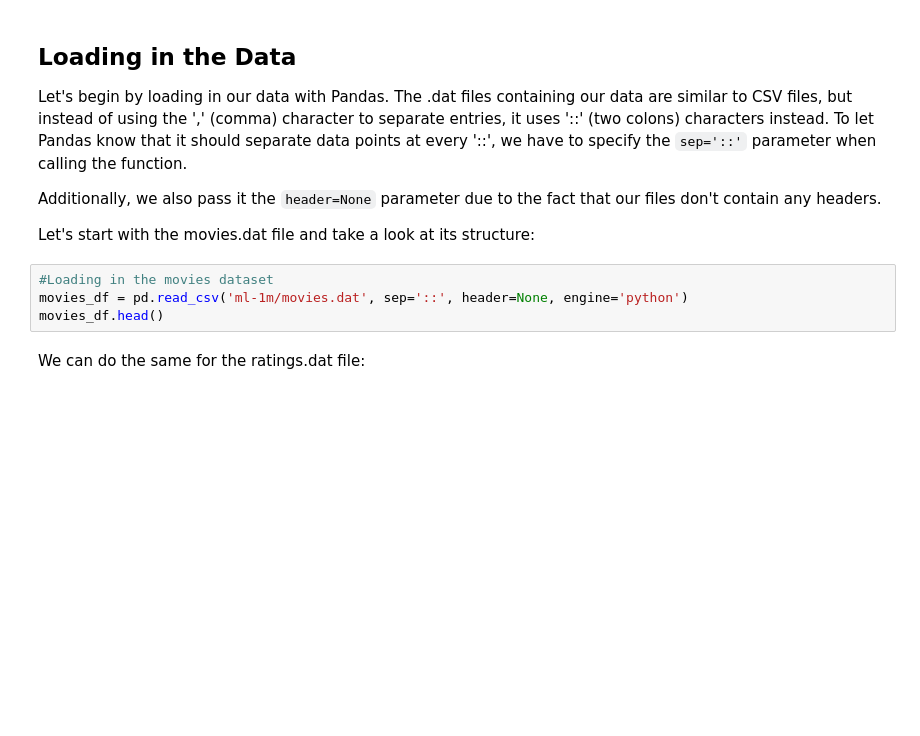
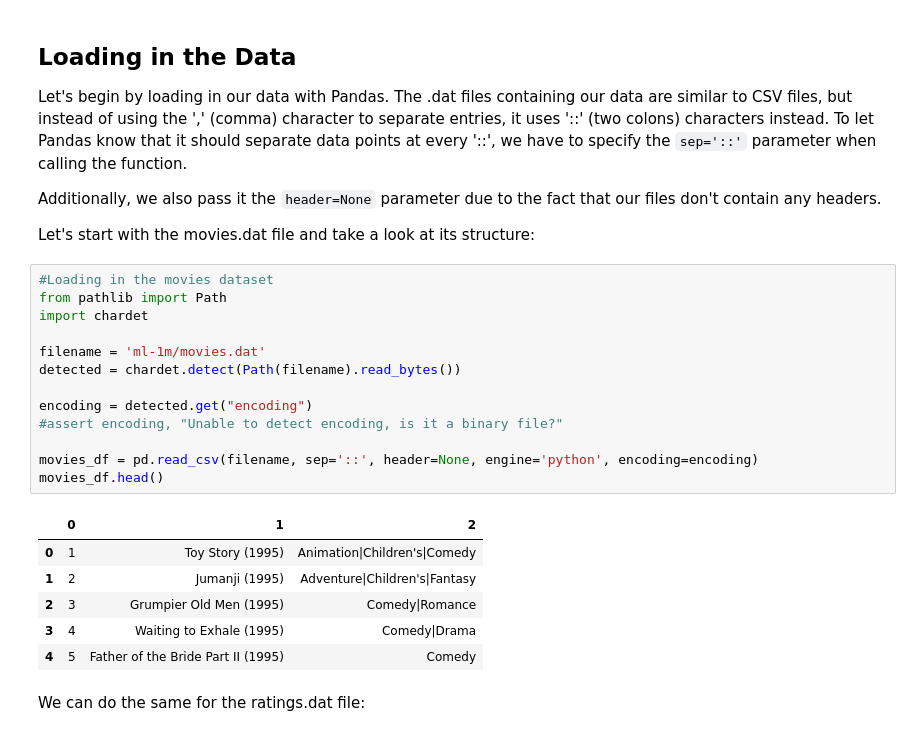
Before and after one commit to IBMDeveloperMEA/YPDL-Build-a-movie-recommendation-engine-with-TensorFlow, a Jupyter notebook: notebooks/CollaborativeFilteringUsingRBM.ipynb, the cells around one changed output. Cells and saved outputs as stored; diff of their text form; blank space fills up the shorter version.

```diff
--- a/notebooks/CollaborativeFilteringUsingRBM.ipynb
+++ b/notebooks/CollaborativeFilteringUsingRBM.ipynb
@@ -50,8 +63,24 @@ Additionally, we also pass it the <code>header=None</code> parameter due to the
 Let's start with the movies.dat file and take a look at its structure:
 # %%
 #Loading in the movies dataset
-movies_df = pd.read_csv('ml-1m/movies.dat', sep='::', header=None, engine='python')
+from pathlib import Path
+import chardet
+
+filename = 'ml-1m/movies.dat'
+detected = chardet.detect(Path(filename).read_bytes())
+
+encoding = detected.get("encoding")
+#assert encoding, "Unable to detect encoding, is it a binary file?"
+
+movies_df = pd.read_csv(filename, sep='::', header=None, engine='python', encoding=encoding)
 movies_df.head()
+# %% [output]
+|  | 0 | 1 | 2 |
+| 0 | 1 | Toy Story (1995) | Animation|Children's|Comedy |
+| 1 | 2 | Jumanji (1995) | Adventure|Children's|Fantasy |
+| 2 | 3 | Grumpier Old Men (1995) | Comedy|Romance |
+| 3 | 4 | Waiting to Exhale (1995) | Comedy|Drama |
+| 4 | 5 | Father of the Bride Part II (1995) | Comedy |
 # %% [markdown]
 We can do the same for the ratings.dat file:
 # %%
```
Also changed, not shown: parts of 19 cells of this notebook.
